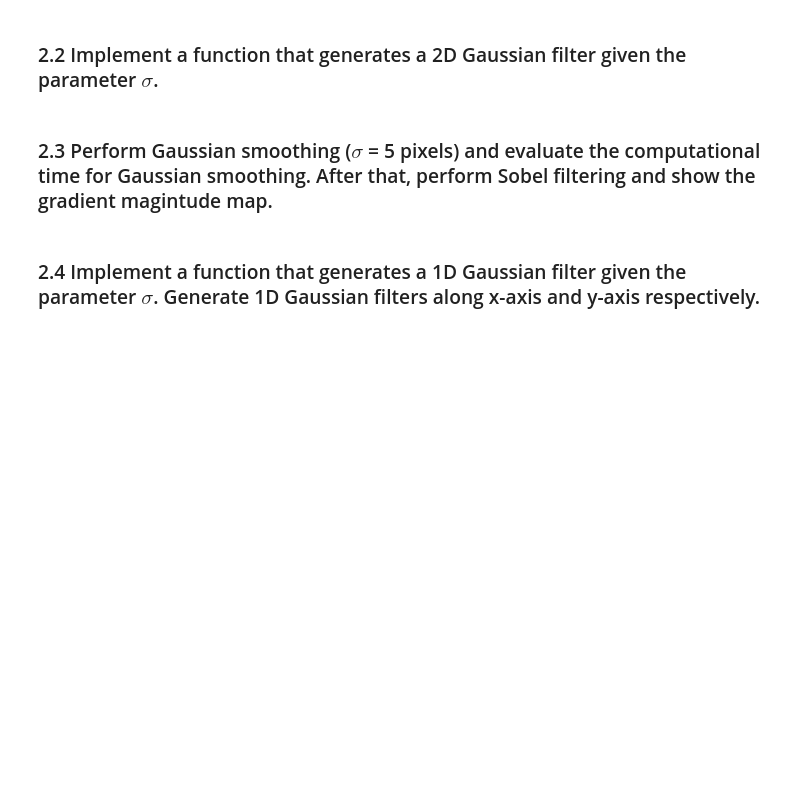
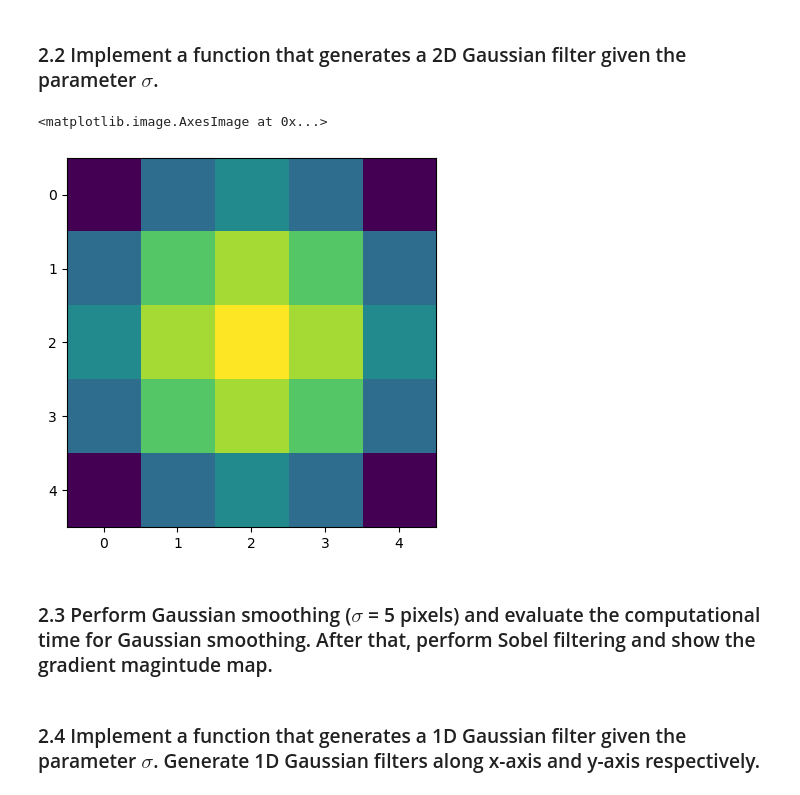
Before and after one commit to swedenfish/Com, a Jupyter notebook: coursework_01/coursework_01.ipynb, the cells around one changed output. Drawn from its saved outputs; the diff is of its cells as text; code cells hidden in the pictures; blank space fills up the shorter version.

```diff
--- a/coursework_01/coursework_01.ipynb
+++ b/coursework_01/coursework_01.ipynb
@@ -150,18 +172,27 @@ plt.gcf().set_size_inches(8, 8)
 # %%
 # Design the Gaussian filter
 def gaussian_filter_2d(sigma):
     # sigma: the parameter sigma in the Gaussian kernel (unit: pixel)
     #
     # return: a 2D array for the Gaussian kernel
 
     ### Insert your code ###
-    h = ...
+    h = np.zeros((sigma, sigma))
+    center = (sigma-1)/2
+    for row in range(sigma):
+        for col in range(sigma):
+            i = abs(row-center)
+            j = abs(col-center)
+            h[row,col] = 1/(2*math.pi*sigma*sigma)*math.exp(-(i*i+j*j)/(2*sigma*sigma))
     return h
 
 # Visualise the Gaussian filter when sigma = 5 pixel (provided)
 sigma = 5
 h = gaussian_filter_2d(sigma)
 plt.imshow(h)
+# %% [output]
+<matplotlib.image.AxesImage at 0x...>
+[figure, added]
 # %% [markdown]
 ### 2.3 Perform Gaussian smoothing ($\sigma$ = 5 pixels) and evaluate the computational time for Gaussian smoothing. After that, perform Sobel filtering and show the gradient magintude map.
 # %%
```
Also changed, not shown: parts of 1 cell of this notebook.
